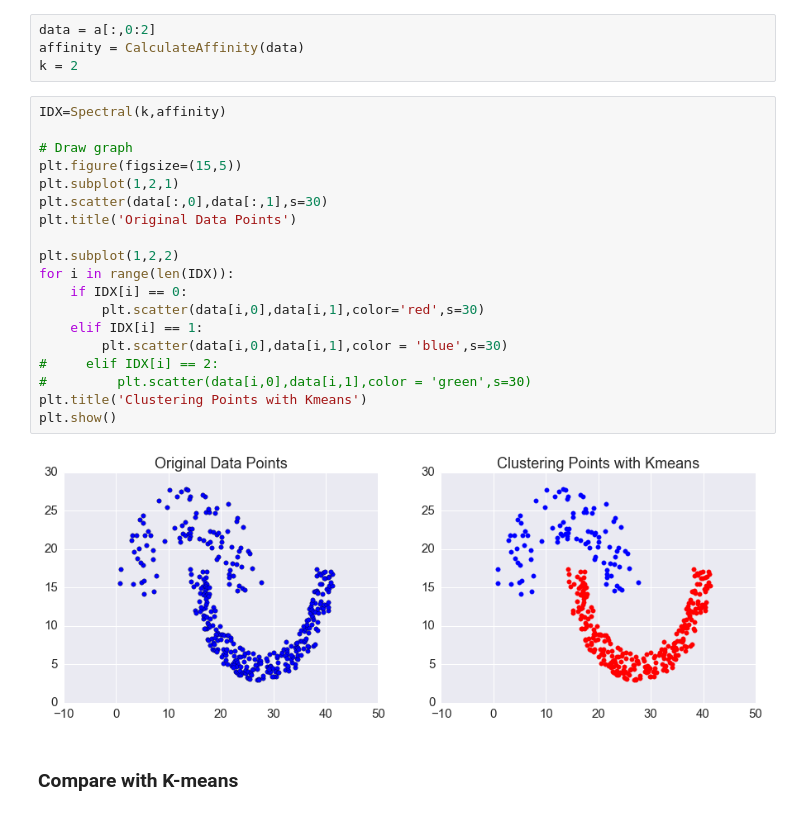
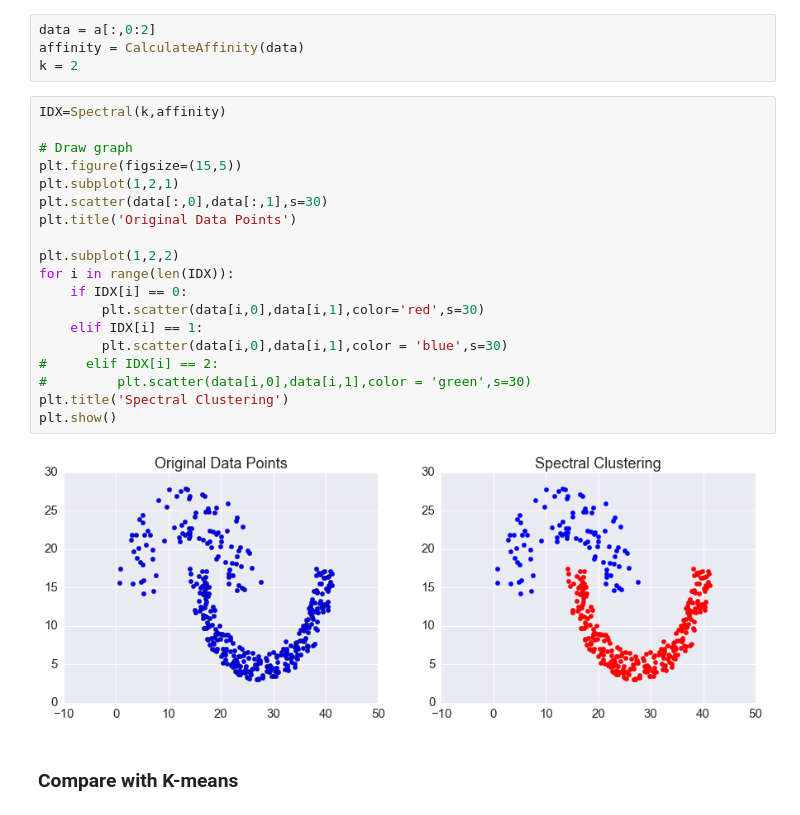
Before and after one commit to wzwangqi/663FinalProject, a Jupyter notebook: ProjectCode.ipynb, the cells around one changed output. Saved outputs shown, nothing was run; the diff lists cells and outputs as text.

```diff
--- a/ProjectCode.ipynb
+++ b/ProjectCode.ipynb
@@ -734,24 +825,24 @@ k = 2
 # %%
 IDX=Spectral(k,affinity)
 
 # Draw graph
 plt.figure(figsize=(15,5))
 plt.subplot(1,2,1)
 plt.scatter(data[:,0],data[:,1],s=30)
 plt.title('Original Data Points')
 
 plt.subplot(1,2,2)
 for i in range(len(IDX)):
     if IDX[i] == 0:
         plt.scatter(data[i,0],data[i,1],color='red',s=30)
     elif IDX[i] == 1:
         plt.scatter(data[i,0],data[i,1],color = 'blue',s=30)
 #     elif IDX[i] == 2:
 #         plt.scatter(data[i,0],data[i,1],color = 'green',s=30)
-plt.title('Clustering Points with Kmeans')
+plt.title('Spectral Clustering')
 plt.show()
 # %% [output]
-[figure, old version]
+[figure, new version]
 # %% [markdown]
 ### Compare with K-means
 # %%
```
Also changed, not shown: parts of 56 cells of this notebook.
